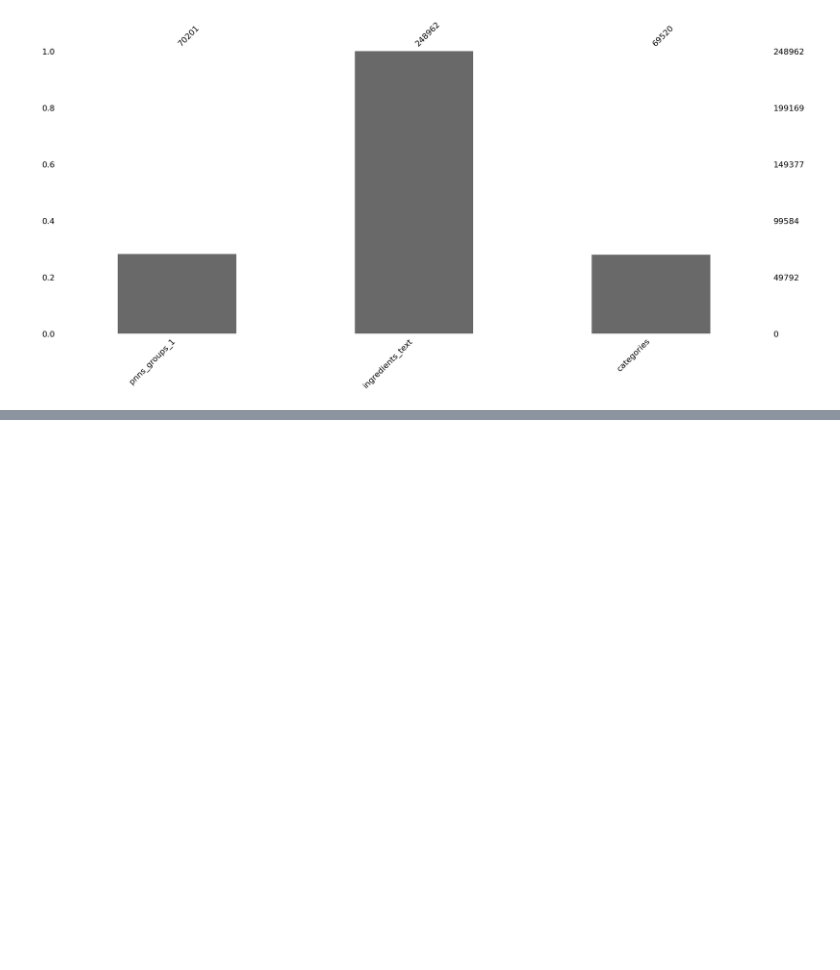
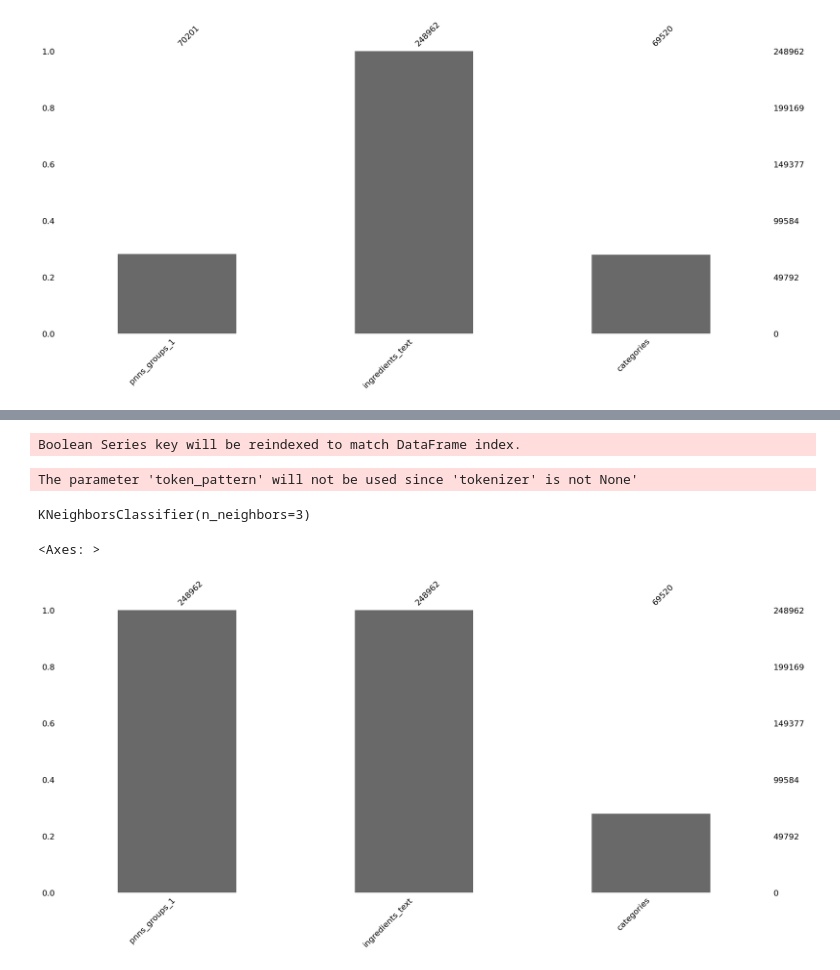
Before and after one commit to ndevilder/projet3, a Jupyter notebook: Devilder_Nicolas_3_notebook_052024.ipynb, the cells around one changed output, grey strips where cells are left out. Cells and saved outputs as stored; diff of their text form; code cells hidden in the pictures; blank space fills up the shorter version.

```diff
--- a/Devilder_Nicolas_3_notebook_052024.ipynb
+++ b/Devilder_Nicolas_3_notebook_052024.ipynb
@@ -149,0 +180,40 @@ msno.bar(df_travail)
+# %%
+#df d'entrainement avec pnns group
+df_train = df_travail.dropna(subset=['pnns_groups_1'])
+#DF sans pnns group
+df_missing = df_travail[df['pnns_groups_1'].isna()]
+# %% [output]
+Boolean Series key will be reindexed to match DataFrame index.
+# %%
+vectorizer = CountVectorizer(tokenizer=lambda x: x.split(','), max_features=1000)
+
+X_train = vectorizer.fit_transform(df_train['ingredients_text'])
+X_missing = vectorizer.transform(df_missing['ingredients_text'])
+
+# Encodage des labels
+y_train = df_train['pnns_groups_1']
+# Affichage de la matrice
+# %% [output]
+The parameter 'token_pattern' will not be used since 'tokenizer' is not None'
+# %%
+# Initialisation du classifieur KNN
+knn = KNeighborsClassifier(n_neighbors=3)
+
+# Entraînement du modèle
+knn.fit(X_train, y_train)
+# %% [output]
+KNeighborsClassifier(n_neighbors=3)
+# %%
+# Prédictions sur les données manquantes
+y_pred_missing = knn.predict(X_missing)
+
+# Remplir les valeurs manquantes dans le DataFrame original
+df_travail.loc[df_travail['pnns_groups_1'].isna(), 'pnns_groups_1'] = y_pred_missing
+
+print("\nDataFrame avec valeurs manquantes prédites:")
+print(df)
+# %%
+msno.bar(df_travail)
+# %% [output]
+<Axes: >
+[figure, added]
```
Also changed, not shown: parts of 8 cells of this notebook.
